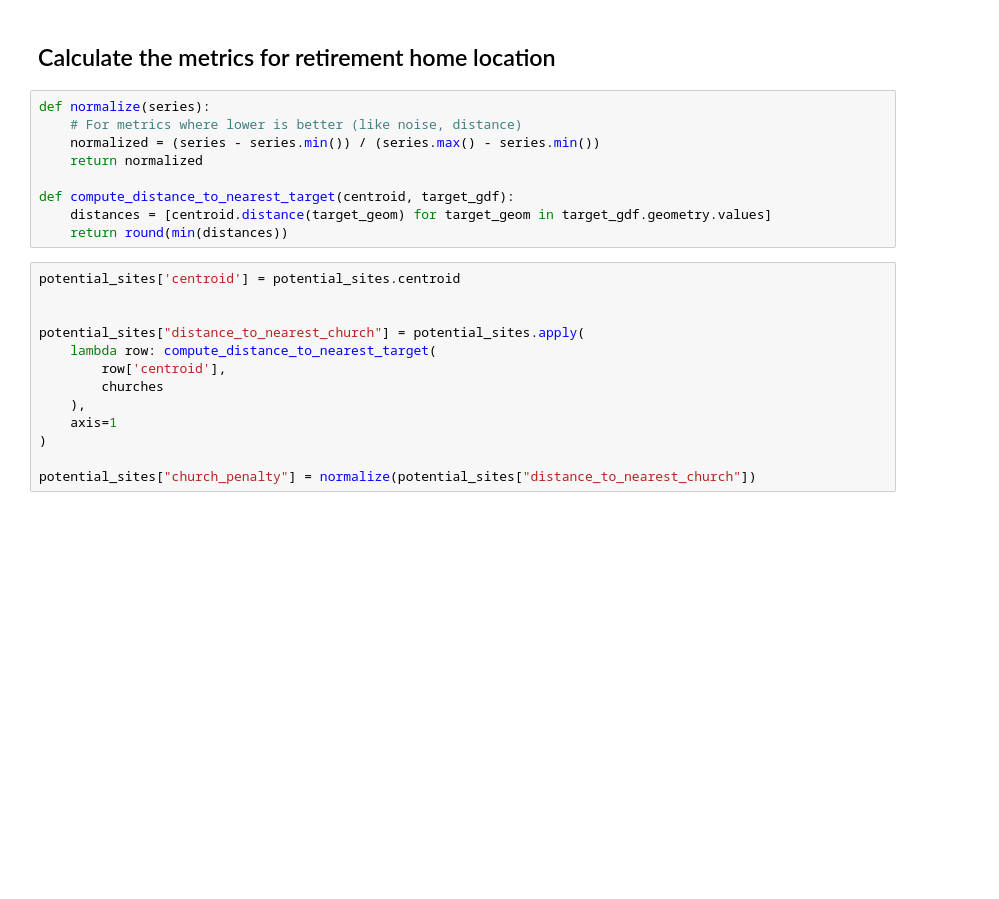
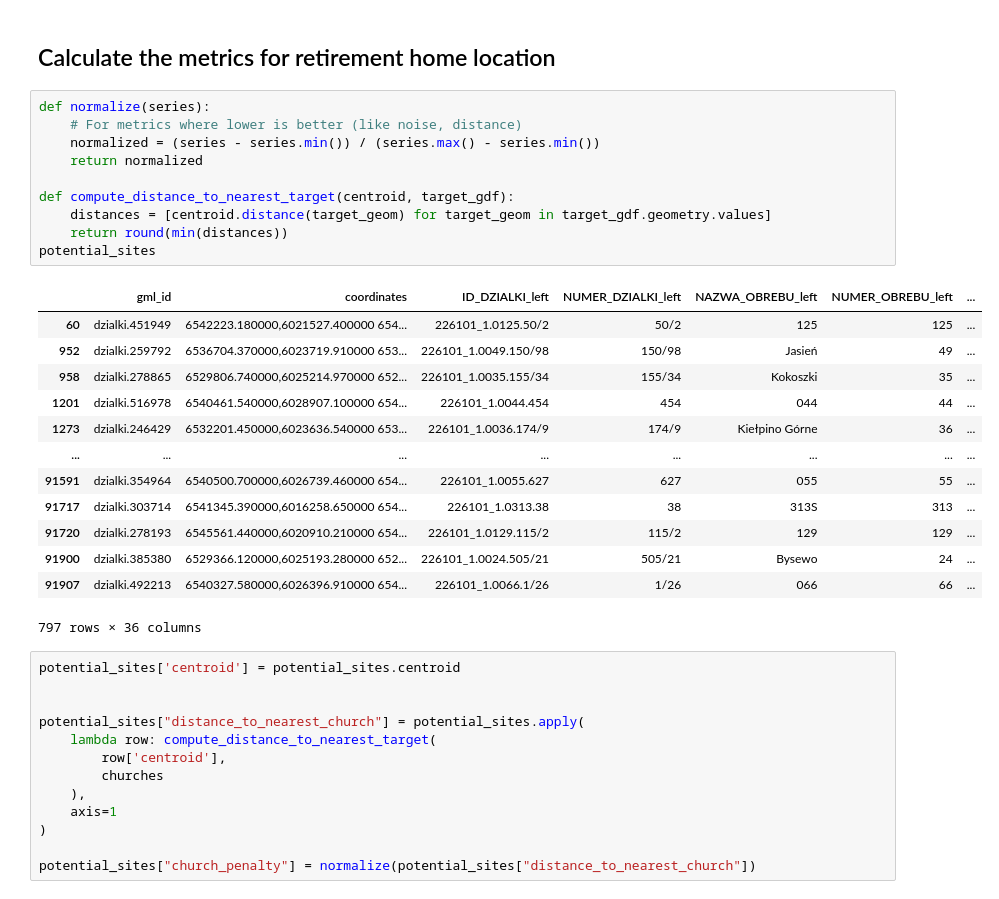
Before and after one commit to archiboi69/archestra, a Jupyter notebook: site_selection.ipynb, the cells around one changed output. Cells and saved outputs as stored; diff of their text form; blank space fills up the shorter version.

```diff
--- a/site_selection.ipynb
+++ b/site_selection.ipynb
@@ -130,12 +121,27 @@ Potential sites saved to potential_sites.gpkg
 # %%
 def normalize(series):
     # For metrics where lower is better (like noise, distance)
     normalized = (series - series.min()) / (series.max() - series.min())
     return normalized
 
 def compute_distance_to_nearest_target(centroid, target_gdf):
     distances = [centroid.distance(target_geom) for target_geom in target_gdf.geometry.values]
     return round(min(distances))
+potential_sites
+# %% [output]
+|  | gml_id | coordinates | ID_DZIALKI_left | NUMER_DZIALKI_left | NAZWA_OBREBU_left | NUMER_OBREBU_left | ... |
+| 60 | dzialki.451949 | 6542223.180000,6021527.400000 654... | 226101_1.0125.50/2 | 50/2 | 125 | 125 | ... |
+| 952 | dzialki.259792 | 6536704.370000,6023719.910000 653... | 226101_1.0049.150/98 | 150/98 | Jasień | 49 | ... |
+| 958 | dzialki.278865 | 6529806.740000,6025214.970000 652... | 226101_1.0035.155/34 | 155/34 | Kokoszki | 35 | ... |
+| 1201 | dzialki.516978 | 6540461.540000,6028907.100000 654... | 226101_1.0044.454 | 454 | 044 | 44 | ... |
+| 1273 | dzialki.246429 | 6532201.450000,6023636.540000 653... | 226101_1.0036.174/9 | 174/9 | Kiełpino Górne | 36 | ... |
+| ... | ... | ... | ... | ... | ... | ... | ... |
+| 91591 | dzialki.354964 | 6540500.700000,6026739.460000 654... | 226101_1.0055.627 | 627 | 055 | 55 | ... |
+| 91717 | dzialki.303714 | 6541345.390000,6016258.650000 654... | 226101_1.0313.38 | 38 | 313S | 313 | ... |
+| 91720 | dzialki.278193 | 6545561.440000,6020910.210000 654... | 226101_1.0129.115/2 | 115/2 | 129 | 129 | ... |
+| 91900 | dzialki.385380 | 6529366.120000,6025193.280000 652... | 226101_1.0024.505/21 | 505/21 | Bysewo | 24 | ... |
+| 91907 | dzialki.492213 | 6540327.580000,6026396.910000 654... | 226101_1.0066.1/26 | 1/26 | 066 | 66 | ... |
+797 rows × 36 columns
 # %%
 potential_sites['centroid'] = potential_sites.centroid
 
```
Also changed, not shown: parts of 4 cells of this notebook, 1 other file.
